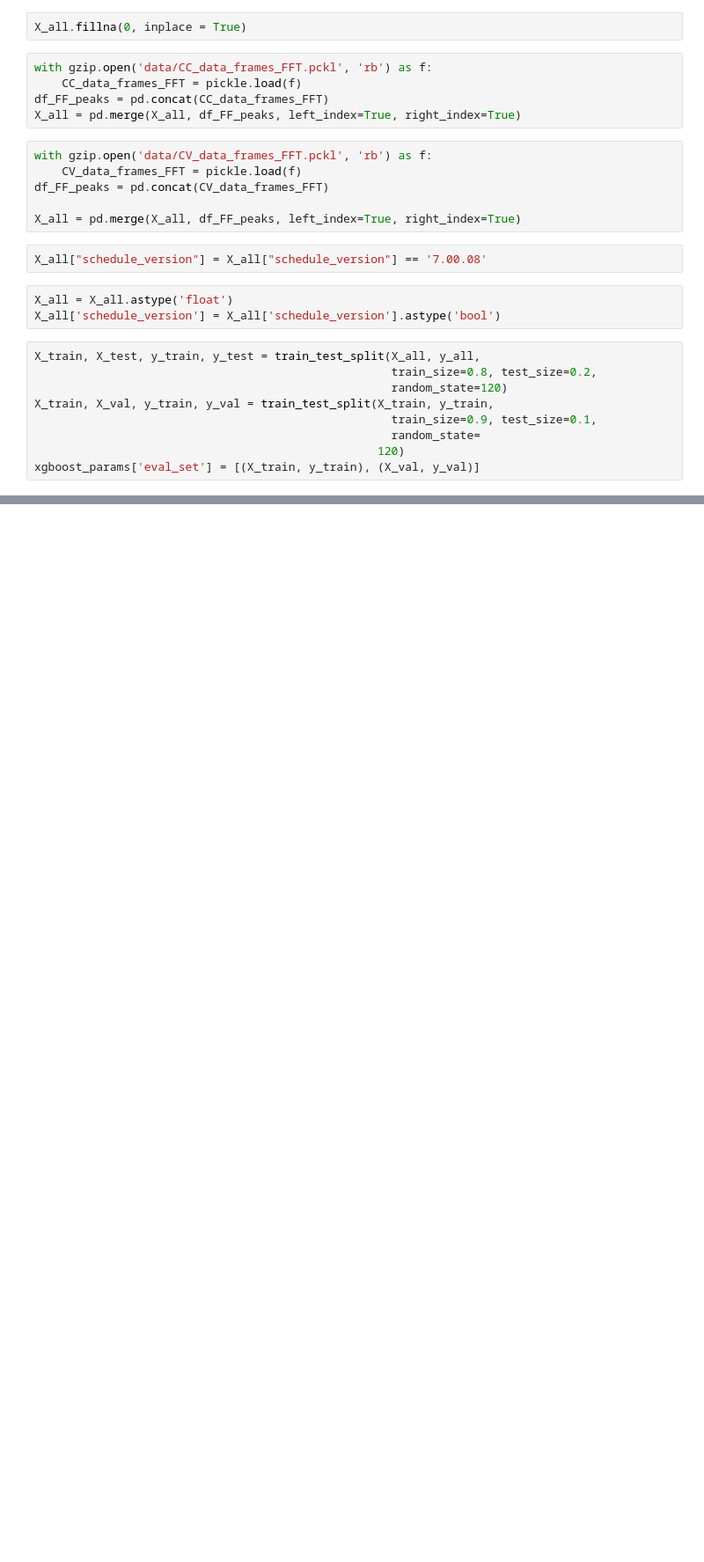
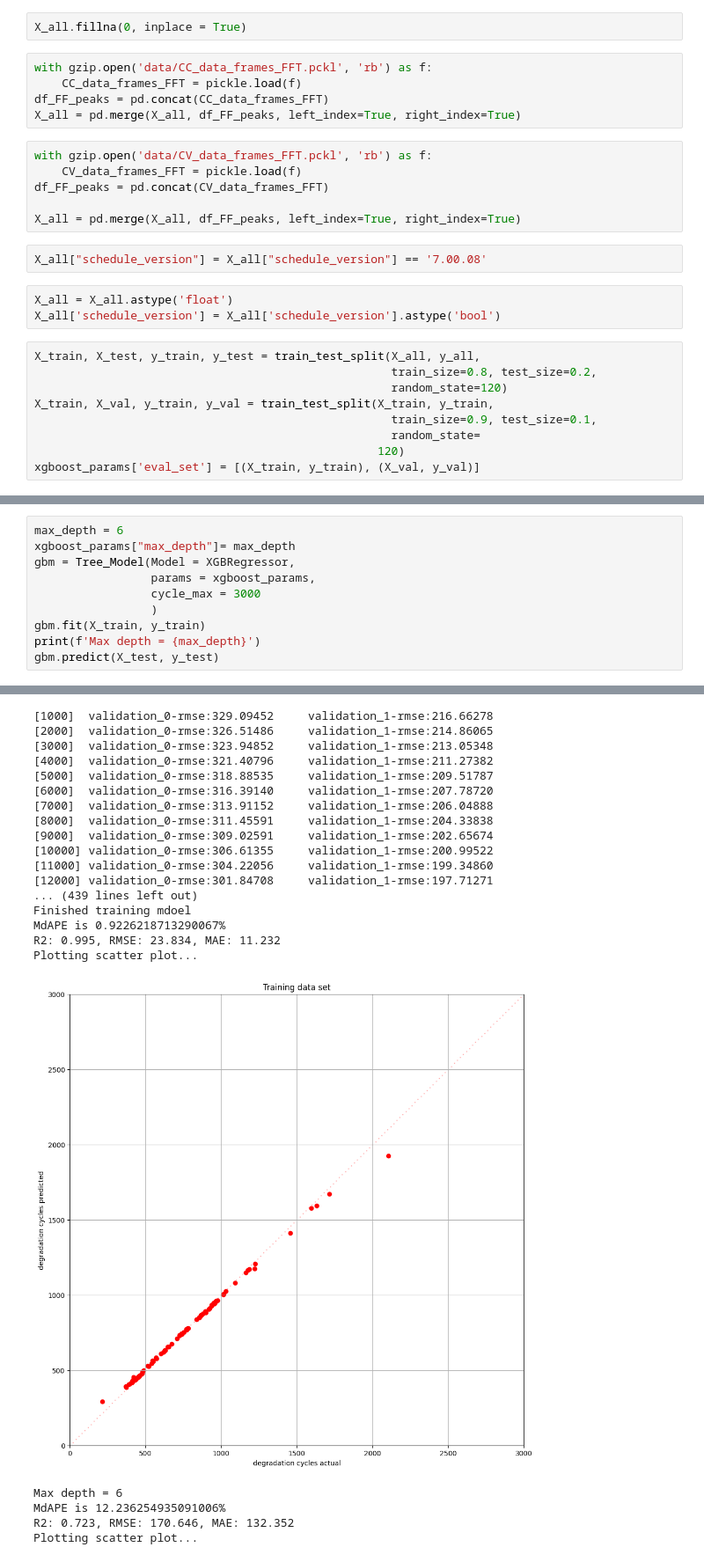
Before and after one commit to williamtong/battery_lifetime, a Jupyter notebook: notebooks/battery_degradation_ML_GBM_FFT.ipynb, the cells around one changed output, grey strips where cells are left out. Shown at 88% size. Cells and saved outputs as stored; diff of their text form; blank space fills up the shorter version.

```diff
--- a/notebooks/battery_degradation_ML_GBM_FFT.ipynb
+++ b/notebooks/battery_degradation_ML_GBM_FFT.ipynb
@@ -156,0 +185,11 @@ array([ 443.21686,  536.0774 , 1123.7408 ,  757.7045 ,  772.92413,
+# %%
+max_depth = 6
+xgboost_params["max_depth"]= max_depth
+gbm = Tree_Model(Model = XGBRegressor,
+                 params = xgboost_params,
+                 cycle_max = 3000
+                 )
+gbm.fit(X_train, y_train)
+print(f'Max depth = {max_depth}')
+gbm.predict(X_test, y_test)
+# %% [output]
@@ -156,0 +206,22 @@ array([ 443.21686,  536.0774 , 1123.7408 ,  757.7045 ,  772.92413,
+[1000]  validation_0-rmse:329.09452     validation_1-rmse:216.66278
+[2000]  validation_0-rmse:326.51486     validation_1-rmse:214.86065
+[3000]  validation_0-rmse:323.94852     validation_1-rmse:213.05348
+[4000]  validation_0-rmse:321.40796     validation_1-rmse:211.27382
+[5000]  validation_0-rmse:318.88535     validation_1-rmse:209.51787
+[6000]  validation_0-rmse:316.39140     validation_1-rmse:207.78720
+[7000]  validation_0-rmse:313.91152     validation_1-rmse:206.04888
+[8000]  validation_0-rmse:311.45591     validation_1-rmse:204.33838
+[9000]  validation_0-rmse:309.02591     validation_1-rmse:202.65674
+[10000] validation_0-rmse:306.61355     validation_1-rmse:200.99522
+[11000] validation_0-rmse:304.22056     validation_1-rmse:199.34860
+[12000] validation_0-rmse:301.84708     validation_1-rmse:197.71271
+... (439 lines left out)
+Finished training mdoel
+MdAPE is 0.9226218713290067%
+R2: 0.995, RMSE: 23.834, MAE: 11.232
+Plotting scatter plot...
+[figure, added]
+Max depth = 6
+MdAPE is 12.236254935091006%
+R2: 0.723, RMSE: 170.646, MAE: 132.352
+Plotting scatter plot...
```
Also changed, not shown: parts of 33 cells of this notebook, 2 other files.
